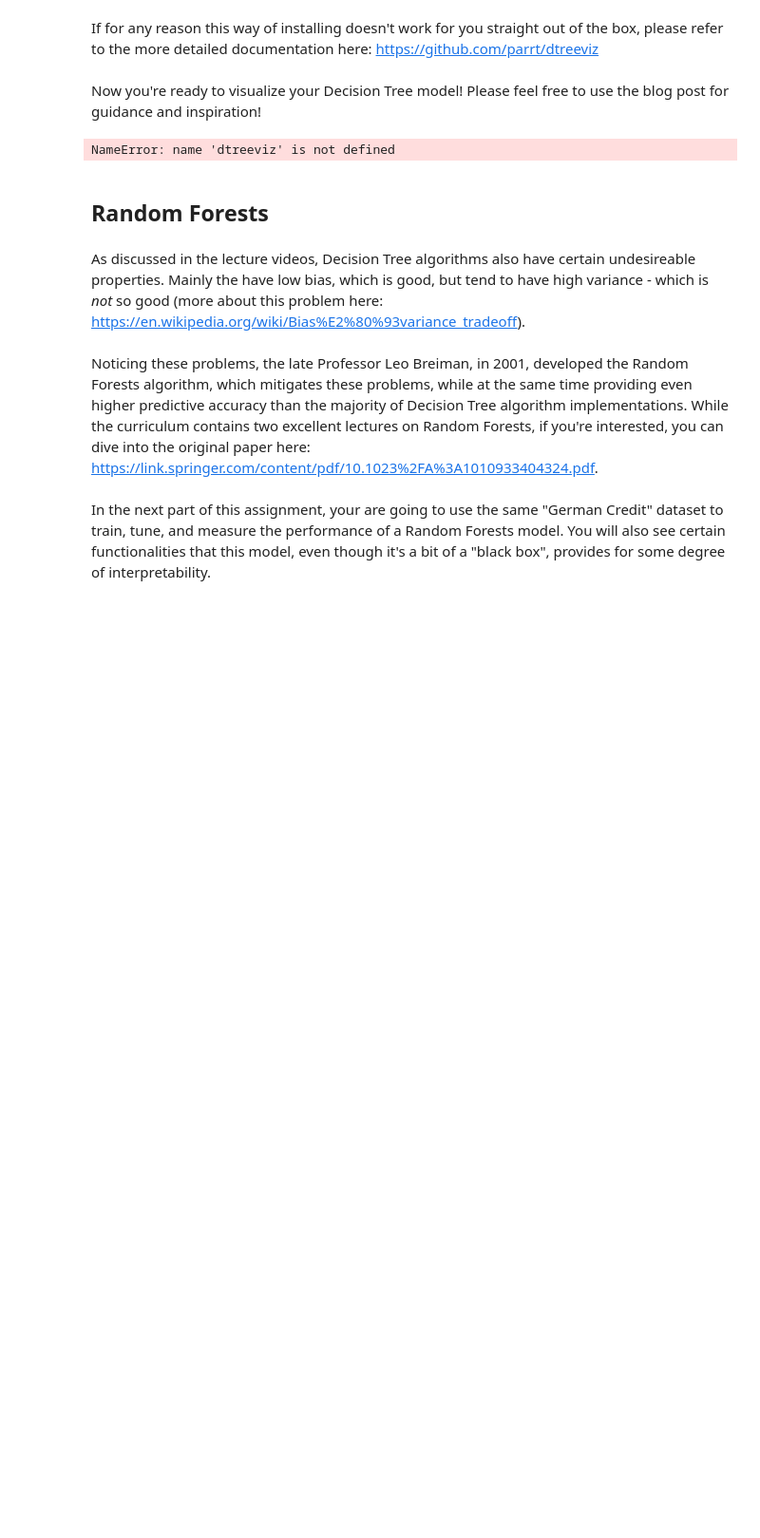
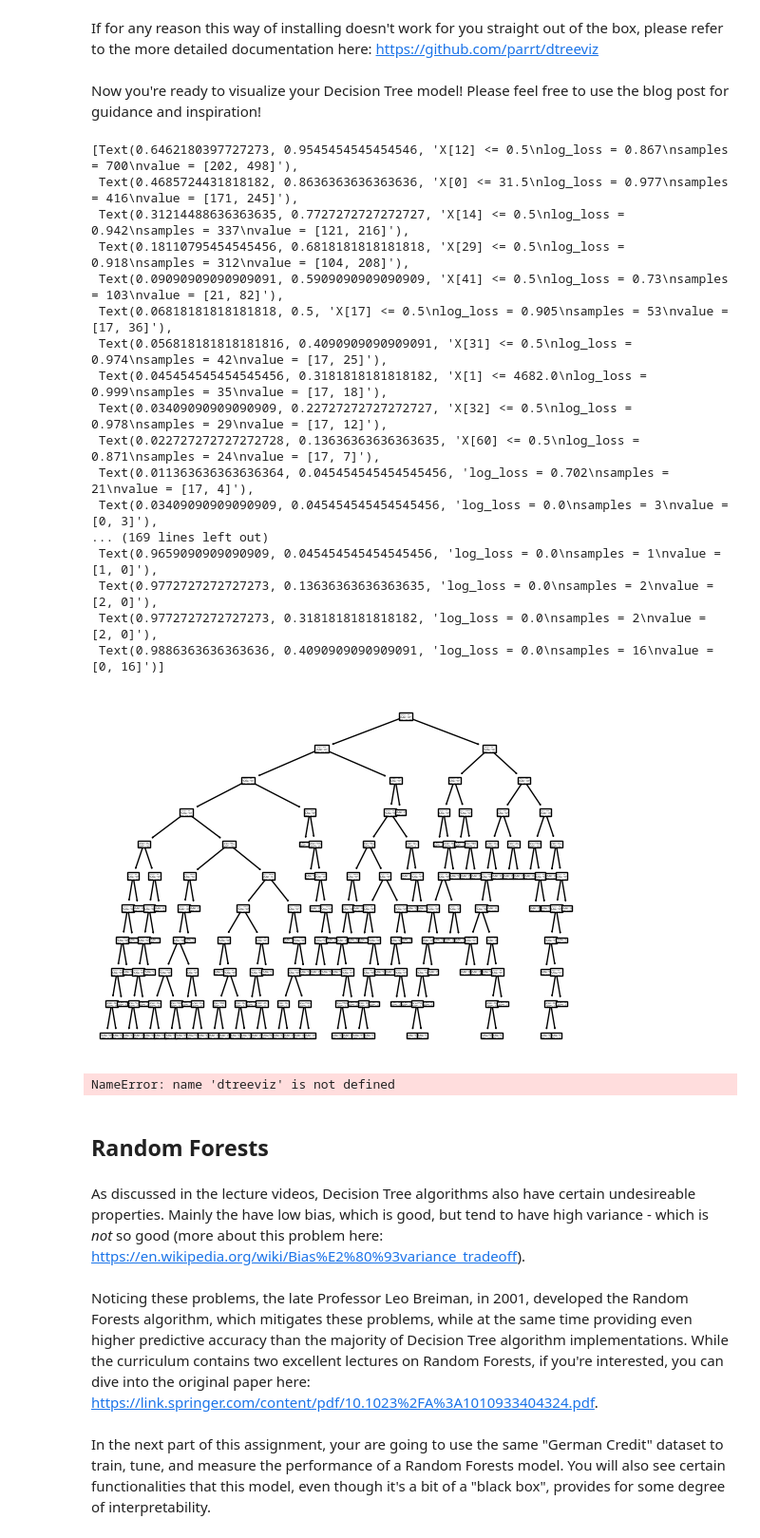
Before and after one commit to aw109/mec-mini-projects, a Jupyter notebook: mec-13.5.1-tree-based-algorithms-mini-project/Mini_Project_Tree-Based_Algorithms.ipynb, the cells around one changed output. Shown at 95% size. Drawn from its saved outputs; the diff is of its cells as text; code cells hidden in the pictures; blank space fills up the shorter version.

Commit message:
trees almost done

```diff
--- a/mec-13.5.1-tree-based-algorithms-mini-project/Mini_Project_Tree-Based_Algorithms.ipynb
+++ b/mec-13.5.1-tree-based-algorithms-mini-project/Mini_Project_Tree-Based_Algorithms.ipynb
@@ -103,5 +121,5 @@ weighted avg       0.67      0.67      0.67       300
 # %%
-best_tree = DecisionTreeClassifier(criterion='entropy', max_depth= 6, splitter='best').fit(Xtrain,ytrain)
+best_tree = model.best_estimator_.fit(Xtrain,ytrain)
 # %% [markdown]
 ### After you've built the best model you can, now it's time to visualize it!
 # %% [markdown]
@@ -141,5 +161,24 @@ Now you're ready to visualize your Decision Tree model! Please feel free to use
 # %%
 # First let's visualize using sklearn
 from sklearn.tree import plot_tree
-#plot_tree(best_tree)
+plot_tree(best_tree)
+# %% [output]
+[Text(0.6462180397727273, 0.9545454545454546, 'X[12] <= 0.5\nlog_loss = 0.867\nsamples = 700\nvalue = [202, 498]'),
+ Text(0.4685724431818182, 0.8636363636363636, 'X[0] <= 31.5\nlog_loss = 0.977\nsamples = 416\nvalue = [171, 245]'),
+ Text(0.31214488636363635, 0.7727272727272727, 'X[14] <= 0.5\nlog_loss = 0.942\nsamples = 337\nvalue = [121, 216]'),
+ Text(0.18110795454545456, 0.6818181818181818, 'X[29] <= 0.5\nlog_loss = 0.918\nsamples = 312\nvalue = [104, 208]'),
+ Text(0.09090909090909091, 0.5909090909090909, 'X[41] <= 0.5\nlog_loss = 0.73\nsamples = 103\nvalue = [21, 82]'),
+ Text(0.06818181818181818, 0.5, 'X[17] <= 0.5\nlog_loss = 0.905\nsamples = 53\nvalue = [17, 36]'),
+ Text(0.056818181818181816, 0.4090909090909091, 'X[31] <= 0.5\nlog_loss = 0.974\nsamples = 42\nvalue = [17, 25]'),
+ Text(0.045454545454545456, 0.3181818181818182, 'X[1] <= 4682.0\nlog_loss = 0.999\nsamples = 35\nvalue = [17, 18]'),
+ Text(0.03409090909090909, 0.22727272727272727, 'X[32] <= 0.5\nlog_loss = 0.978\nsamples = 29\nvalue = [17, 12]'),
+ Text(0.022727272727272728, 0.13636363636363635, 'X[60] <= 0.5\nlog_loss = 0.871\nsamples = 24\nvalue = [17, 7]'),
+ Text(0.011363636363636364, 0.045454545454545456, 'log_loss = 0.702\nsamples = 21\nvalue = [17, 4]'),
+ Text(0.03409090909090909, 0.045454545454545456, 'log_loss = 0.0\nsamples = 3\nvalue = [0, 3]'),
+... (169 lines left out)
+ Text(0.9659090909090909, 0.045454545454545456, 'log_loss = 0.0\nsamples = 1\nvalue = [1, 0]'),
+ Text(0.9772727272727273, 0.13636363636363635, 'log_loss = 0.0\nsamples = 2\nvalue = [2, 0]'),
+ Text(0.9772727272727273, 0.3181818181818182, 'log_loss = 0.0\nsamples = 2\nvalue = [2, 0]'),
+ Text(0.9886363636363636, 0.4090909090909091, 'log_loss = 0.0\nsamples = 16\nvalue = [0, 16]')]
+[figure, added]
 # %%
```
Also changed, not shown: parts of 17 cells of this notebook.
